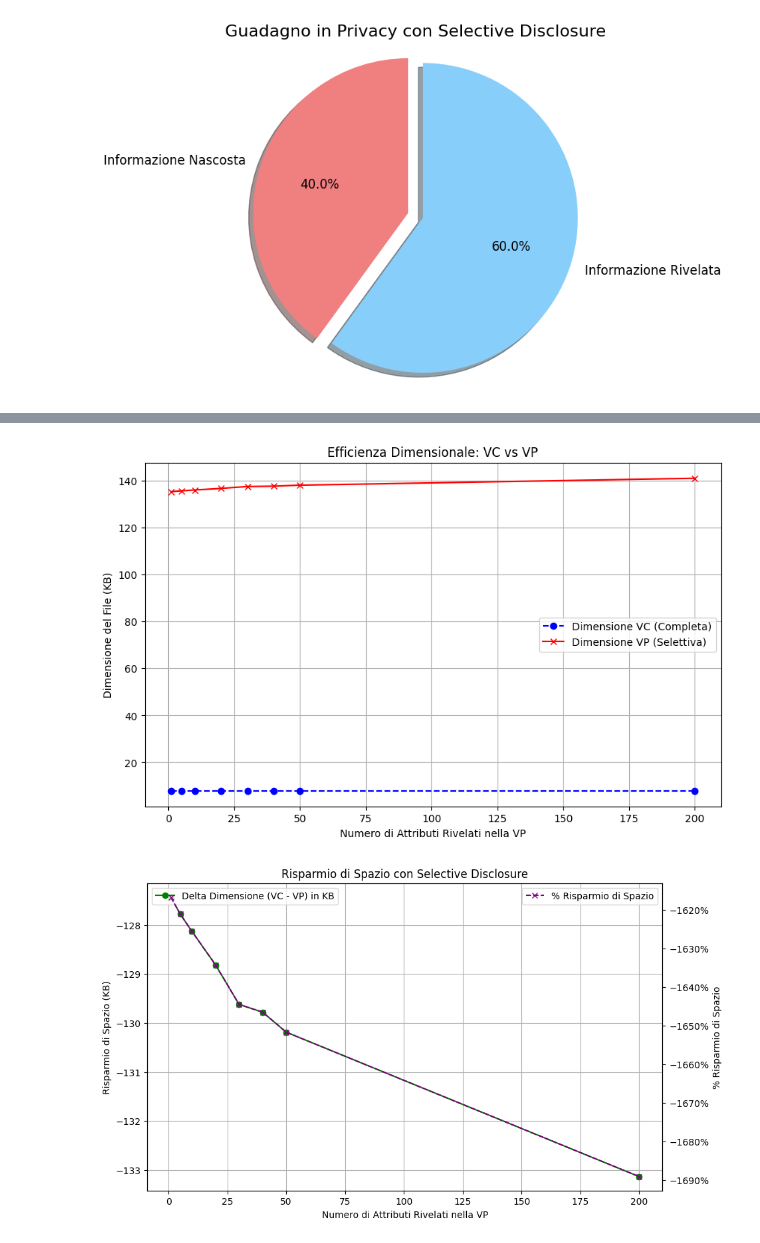
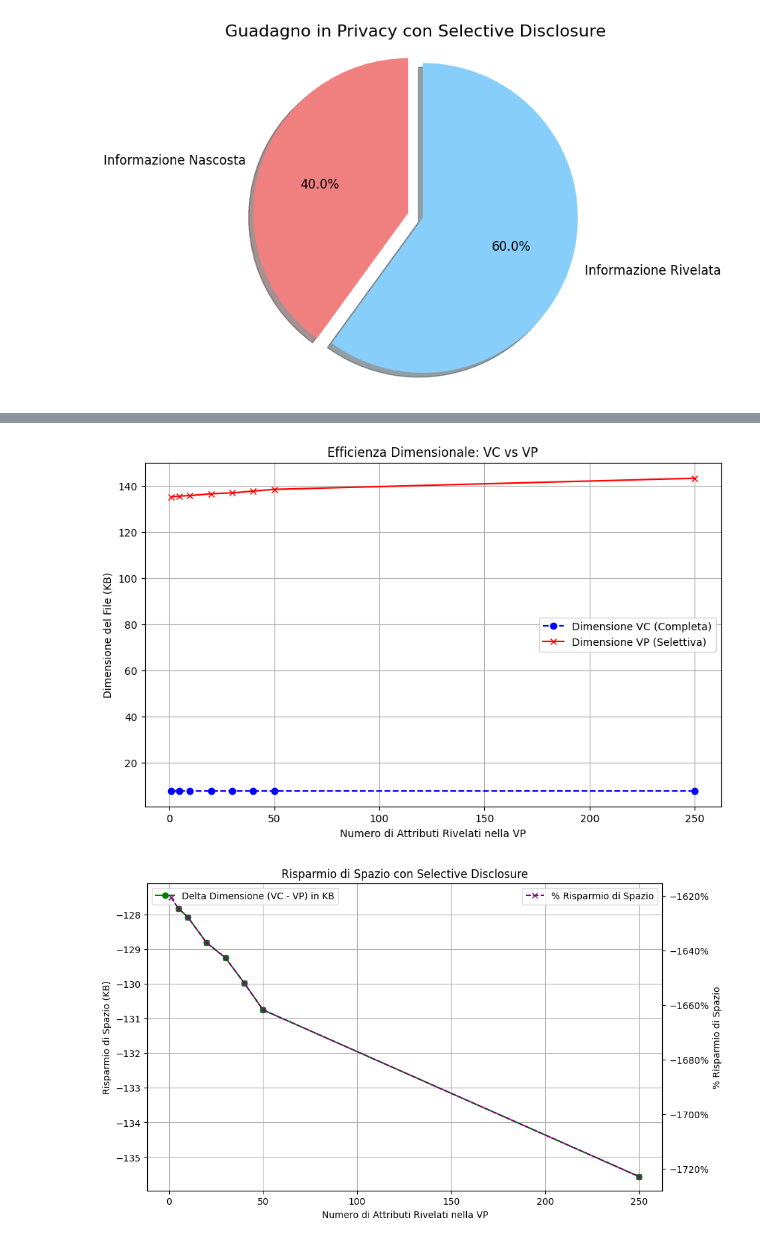
Before and after one commit to FrancescoGargiuloo/ProjectWorkAPS, a Jupyter notebook: Project Work APS/Project/Metrics.ipynb, the cells around one changed output, grey strips where cells are left out. Saved outputs shown, nothing was run; the diff lists cells and outputs as text; code cells hidden in the pictures.

```diff
--- a/Project Work APS/Project/Metrics.ipynb
+++ b/Project Work APS/Project/Metrics.ipynb
@@ -259,8 +259,7 @@ else:
         for exam in original_exams_data:
             exam_id = exam.get("examId", str(uuid.uuid4()))
             for field, value in exam.items():
-                if field != "examId":
-                    all_possible_claims.append({"examId": exam_id, "field": field, "value": value})
+                all_possible_claims.append({"examId": exam_id, "field": field, "value": value})
 
         num_claims_to_test = [1, 5, 10, 20, 30, 40, 50, len(all_possible_claims)]
         num_claims_to_test = sorted(list(set(num_claims_to_test)))
@@ -359,5 +358,5 @@ Claims rivelati: 200, Dimensione VP: 141.02 KB, Risparmio: -1689.13%
-[figure, old version]
+[figure, new version]
-[figure, old version]
+[figure, new version]
 # %%
 print("\n--- Analisi 3: Tempi di Generazione e Verifica ---")
 
```
Also changed, not shown: parts of 2 cells of this notebook.
